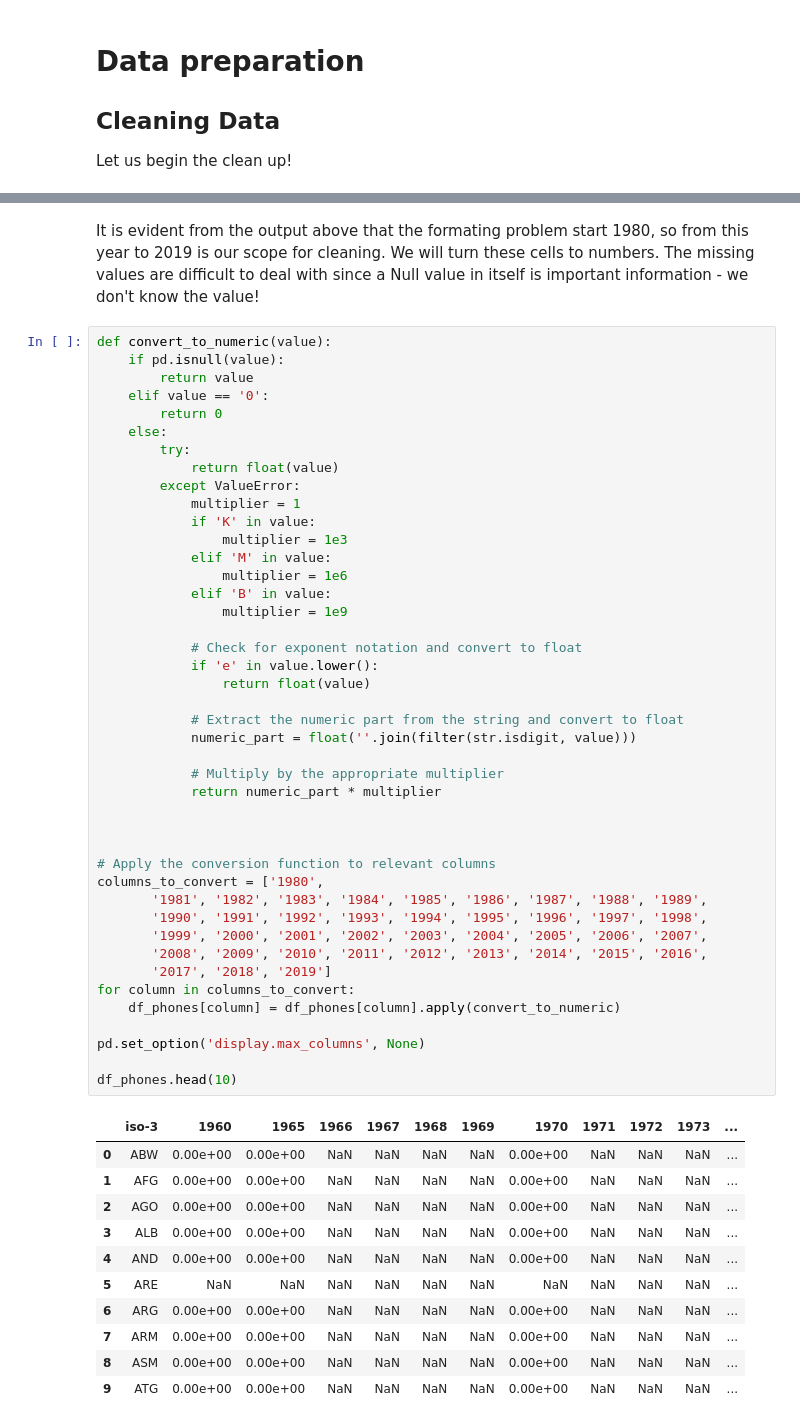
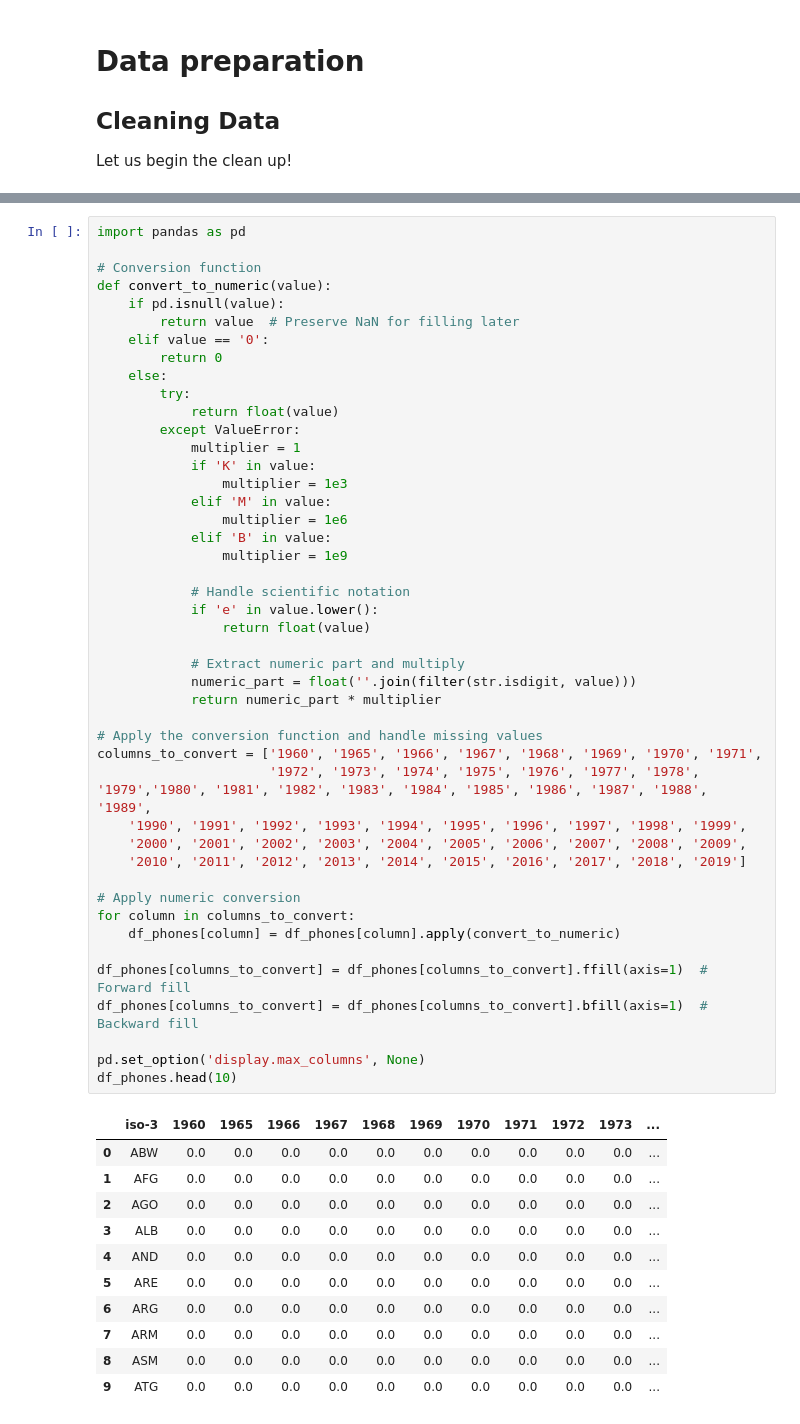
Before and after one commit to danielmaslov/su-mt4007, a Jupyter notebook: HW3/Homework_3.ipynb, the cells around one changed output, grey strips where cells are left out. Cells and saved outputs as stored; diff of their text form.

```diff
--- a/HW3/Homework_3.ipynb
+++ b/HW3/Homework_3.ipynb
@@ -405,58 +443,58 @@ Data columns (total 57 columns):
-# %% [markdown]
-It is evident from the output above that the formating problem start 1980, so from this year to 2019 is our scope for cleaning. We will turn these cells to numbers. The missing values are difficult to deal with since a Null value in itself is important information - we don't know the value!
 # %%
+import pandas as pd
+
+# Conversion function
 def convert_to_numeric(value):
     if pd.isnull(value):
-        return value
+        return value  # Preserve NaN for filling later
     elif value == '0':
         return 0
     else:
         try:
             return float(value)
         except ValueError:
             multiplier = 1
             if 'K' in value:
                 multiplier = 1e3
             elif 'M' in value:
                 multiplier = 1e6
             elif 'B' in value:
                 multiplier = 1e9
 
-            # Check for exponent notation and convert to float
+            # Handle scientific notation
             if 'e' in value.lower():
                 return float(value)
 
-            # Extract the numeric part from the string and convert to float
+            # Extract numeric part and multiply
             numeric_part = float(''.join(filter(str.isdigit, value)))
-
-            # Multiply by the appropriate multiplier
             return numeric_part * multiplier
 
+# Apply the conversion function and handle missing values
+columns_to_convert = ['1960', '1965', '1966', '1967', '1968', '1969', '1970', '1971',
+                      '1972', '1973', '1974', '1975', '1976', '1977', '1978', '1979','1980', '1981', '1982', '1983', '1984', '1985', '1986', '1987', '1988', '1989',
+    '1990', '1991', '1992', '1993', '1994', '1995', '1996', '1997', '1998', '1999',
+    '2000', '2001', '2002', '2003', '2004', '2005', '2006', '2007', '2008', '2009',
+    '2010', '2011', '2012', '2013', '2014', '2015', '2016', '2017', '2018', '2019']
 
-
-# Apply the conversion function to relevant columns
-columns_to_convert = ['1980',
-       '1981', '1982', '1983', '1984', '1985', '1986', '1987', '1988', '1989',
-       '1990', '1991', '1992', '1993', '1994', '1995', '1996', '1997', '1998',
-       '1999', '2000', '2001', '2002', '2003', '2004', '2005', '2006', '2007',
-       '2008', '2009', '2010', '2011', '2012', '2013', '2014', '2015', '2016',
-       '2017', '2018', '2019']
+# Apply numeric conversion
 for column in columns_to_convert:
     df_phones[column] = df_phones[column].apply(convert_to_numeric)
 
+df_phones[columns_to_convert] = df_phones[columns_to_convert].ffill(axis=1)  # Forward fill
+df_phones[columns_to_convert] = df_phones[columns_to_convert].bfill(axis=1)  # Backward fill
+
 pd.set_option('display.max_columns', None)
-
 df_phones.head(10)
 # %% [output]
 |  | iso-3 | 1960 | 1965 | 1966 | 1967 | 1968 | 1969 | 1970 | 1971 | 1972 | 1973 | ... |
-| 0 | ABW | 0.00e+00 | 0.00e+00 | NaN | NaN | NaN | NaN | 0.00e+00 | NaN | NaN | NaN | ... |
-| 1 | AFG | 0.00e+00 | 0.00e+00 | NaN | NaN | NaN | NaN | 0.00e+00 | NaN | NaN | NaN | ... |
-| 2 | AGO | 0.00e+00 | 0.00e+00 | NaN | NaN | NaN | NaN | 0.00e+00 | NaN | NaN | NaN | ... |
-| 3 | ALB | 0.00e+00 | 0.00e+00 | NaN | NaN | NaN | NaN | 0.00e+00 | NaN | NaN | NaN | ... |
-| 4 | AND | 0.00e+00 | 0.00e+00 | NaN | NaN | NaN | NaN | 0.00e+00 | NaN | NaN | NaN | ... |
-| 5 | ARE | NaN | NaN | NaN | NaN | NaN | NaN | NaN | NaN | NaN | NaN | ... |
-| 6 | ARG | 0.00e+00 | 0.00e+00 | NaN | NaN | NaN | NaN | 0.00e+00 | NaN | NaN | NaN | ... |
-| 7 | ARM | 0.00e+00 | 0.00e+00 | NaN | NaN | NaN | NaN | 0.00e+00 | NaN | NaN | NaN | ... |
-| 8 | ASM | 0.00e+00 | 0.00e+00 | NaN | NaN | NaN | NaN | 0.00e+00 | NaN | NaN | NaN | ... |
-| 9 | ATG | 0.00e+00 | 0.00e+00 | NaN | NaN | NaN | NaN | 0.00e+00 | NaN | NaN | NaN | ... |
+| 0 | ABW | 0.0 | 0.0 | 0.0 | 0.0 | 0.0 | 0.0 | 0.0 | 0.0 | 0.0 | 0.0 | ... |
+| 1 | AFG | 0.0 | 0.0 | 0.0 | 0.0 | 0.0 | 0.0 | 0.0 | 0.0 | 0.0 | 0.0 | ... |
+| 2 | AGO | 0.0 | 0.0 | 0.0 | 0.0 | 0.0 | 0.0 | 0.0 | 0.0 | 0.0 | 0.0 | ... |
+| 3 | ALB | 0.0 | 0.0 | 0.0 | 0.0 | 0.0 | 0.0 | 0.0 | 0.0 | 0.0 | 0.0 | ... |
+| 4 | AND | 0.0 | 0.0 | 0.0 | 0.0 | 0.0 | 0.0 | 0.0 | 0.0 | 0.0 | 0.0 | ... |
+| 5 | ARE | 0.0 | 0.0 | 0.0 | 0.0 | 0.0 | 0.0 | 0.0 | 0.0 | 0.0 | 0.0 | ... |
+| 6 | ARG | 0.0 | 0.0 | 0.0 | 0.0 | 0.0 | 0.0 | 0.0 | 0.0 | 0.0 | 0.0 | ... |
+| 7 | ARM | 0.0 | 0.0 | 0.0 | 0.0 | 0.0 | 0.0 | 0.0 | 0.0 | 0.0 | 0.0 | ... |
+| 8 | ASM | 0.0 | 0.0 | 0.0 | 0.0 | 0.0 | 0.0 | 0.0 | 0.0 | 0.0 | 0.0 | ... |
+| 9 | ATG | 0.0 | 0.0 | 0.0 | 0.0 | 0.0 | 0.0 | 0.0 | 0.0 | 0.0 | 0.0 | ... |
 # %% [markdown]
```
Also changed, not shown: parts of 9 cells of this notebook.
